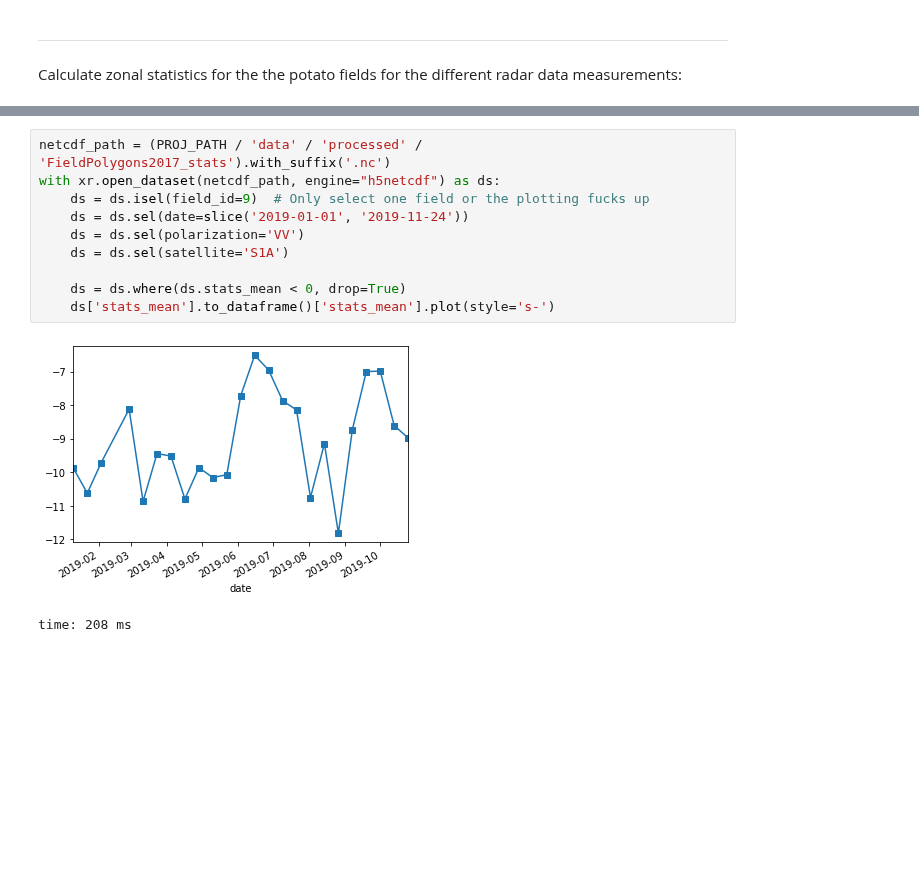
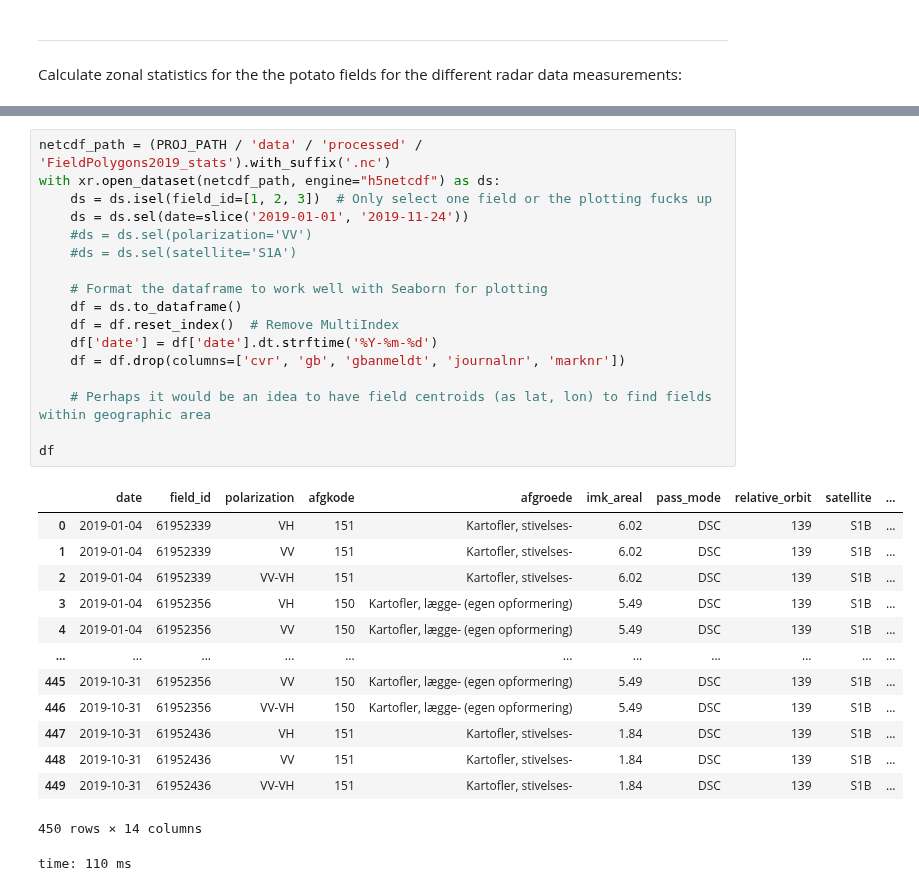
Before and after one commit to JacobJeppesen/PublicSectorConsultancy, a Jupyter notebook: potato_nematode_predictor/notebooks/PotatoNematodePredictor.ipynb, the cells around one changed output, grey strips where cells are left out. Drawn from its saved outputs; the diff is of its cells as text; blank space fills up the shorter version.

Commit message:
Xarray to pandas dataframe for plotting is working

```diff
--- a/potato_nematode_predictor/notebooks/PotatoNematodePredictor.ipynb
+++ b/potato_nematode_predictor/notebooks/PotatoNematodePredictor.ipynb
@@ -326,14 +341,33 @@ time: 17.1 s
 # %%
-netcdf_path = (PROJ_PATH / 'data' / 'processed' / 'FieldPolygons2017_stats').with_suffix('.nc')
+netcdf_path = (PROJ_PATH / 'data' / 'processed' / 'FieldPolygons2019_stats').with_suffix('.nc')
 with xr.open_dataset(netcdf_path, engine="h5netcdf") as ds:
-    ds = ds.isel(field_id=9)  # Only select one field or the plotting fucks up
+    ds = ds.isel(field_id=[1, 2, 3])  # Only select one field or the plotting fucks up
     ds = ds.sel(date=slice('2019-01-01', '2019-11-24'))
-    ds = ds.sel(polarization='VV')
-    ds = ds.sel(satellite='S1A')
+    #ds = ds.sel(polarization='VV')
+    #ds = ds.sel(satellite='S1A')
 
-    ds = ds.where(ds.stats_mean < 0, drop=True)
-    ds['stats_mean'].to_dataframe()['stats_mean'].plot(style='s-')
+    # Format the dataframe to work well with Seaborn for plotting
+    df = ds.to_dataframe()
+    df = df.reset_index()  # Remove MultiIndex
+    df['date'] = df['date'].dt.strftime('%Y-%m-%d')
+    df = df.drop(columns=['cvr', 'gb', 'gbanmeldt', 'journalnr', 'marknr'])
+
+    # Perhaps it would be an idea to have field centroids (as lat, lon) to find fields within geographic area
+
+df
 # %% [output]
-[figure, removed]
+|  | date | field_id | polarization | afgkode | afgroede | imk_areal | pass_mode | relative_orbit | satellite | ... |
+| 0 | 2019-01-04 | 61952339 | VH | 151 | Kartofler, stivelses- | 6.02 | DSC | 139 | S1B | ... |
+| 1 | 2019-01-04 | 61952339 | VV | 151 | Kartofler, stivelses- | 6.02 | DSC | 139 | S1B | ... |
+| 2 | 2019-01-04 | 61952339 | VV-VH | 151 | Kartofler, stivelses- | 6.02 | DSC | 139 | S1B | ... |
+| 3 | 2019-01-04 | 61952356 | VH | 150 | Kartofler, lægge- (egen opformering) | 5.49 | DSC | 139 | S1B | ... |
+| 4 | 2019-01-04 | 61952356 | VV | 150 | Kartofler, lægge- (egen opformering) | 5.49 | DSC | 139 | S1B | ... |
+| ... | ... | ... | ... | ... | ... | ... | ... | ... | ... | ... |
+| 445 | 2019-10-31 | 61952356 | VV | 150 | Kartofler, lægge- (egen opformering) | 5.49 | DSC | 139 | S1B | ... |
+| 446 | 2019-10-31 | 61952356 | VV-VH | 150 | Kartofler, lægge- (egen opformering) | 5.49 | DSC | 139 | S1B | ... |
+| 447 | 2019-10-31 | 61952436 | VH | 151 | Kartofler, stivelses- | 1.84 | DSC | 139 | S1B | ... |
+| 448 | 2019-10-31 | 61952436 | VV | 151 | Kartofler, stivelses- | 1.84 | DSC | 139 | S1B | ... |
+| 449 | 2019-10-31 | 61952436 | VV-VH | 151 | Kartofler, stivelses- | 1.84 | DSC | 139 | S1B | ... |
-time: 208 ms
+450 rows × 14 columns
+time: 110 ms
 # %%
```
Also changed, not shown: parts of 10 cells of this notebook, 1 other file.
